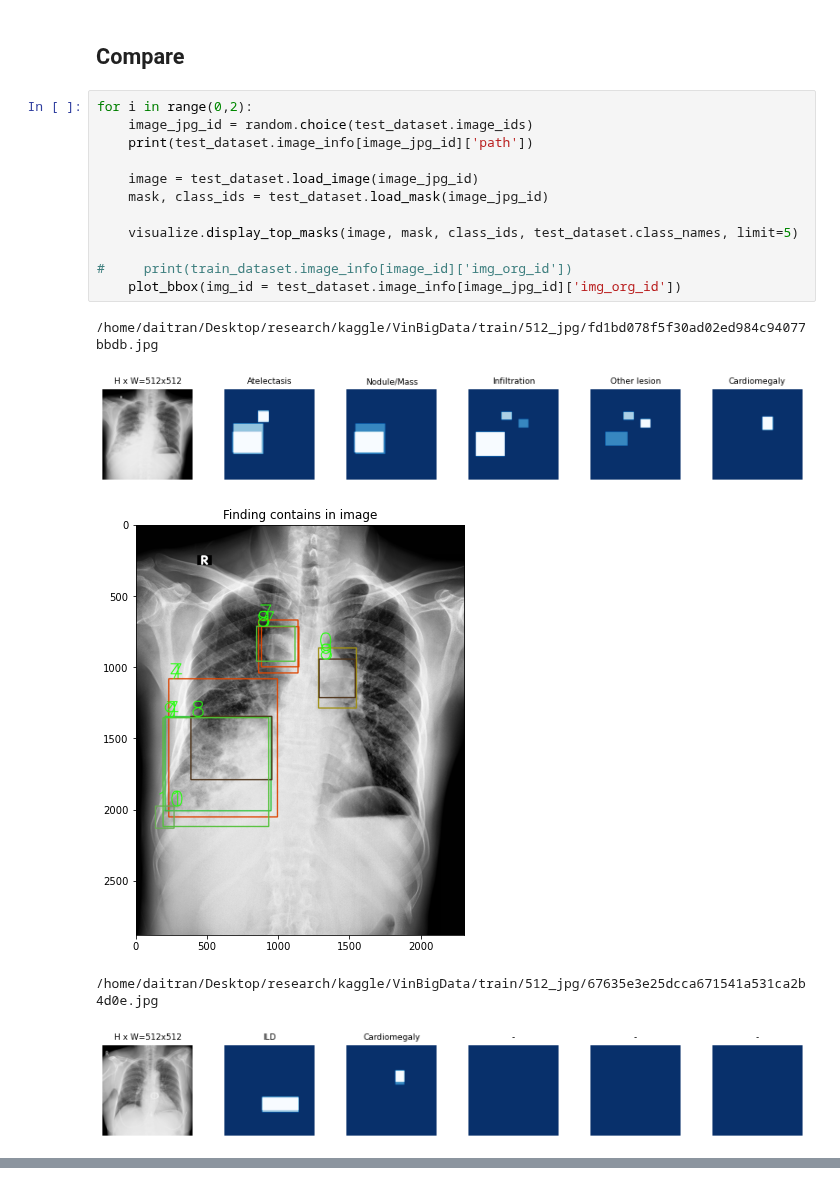
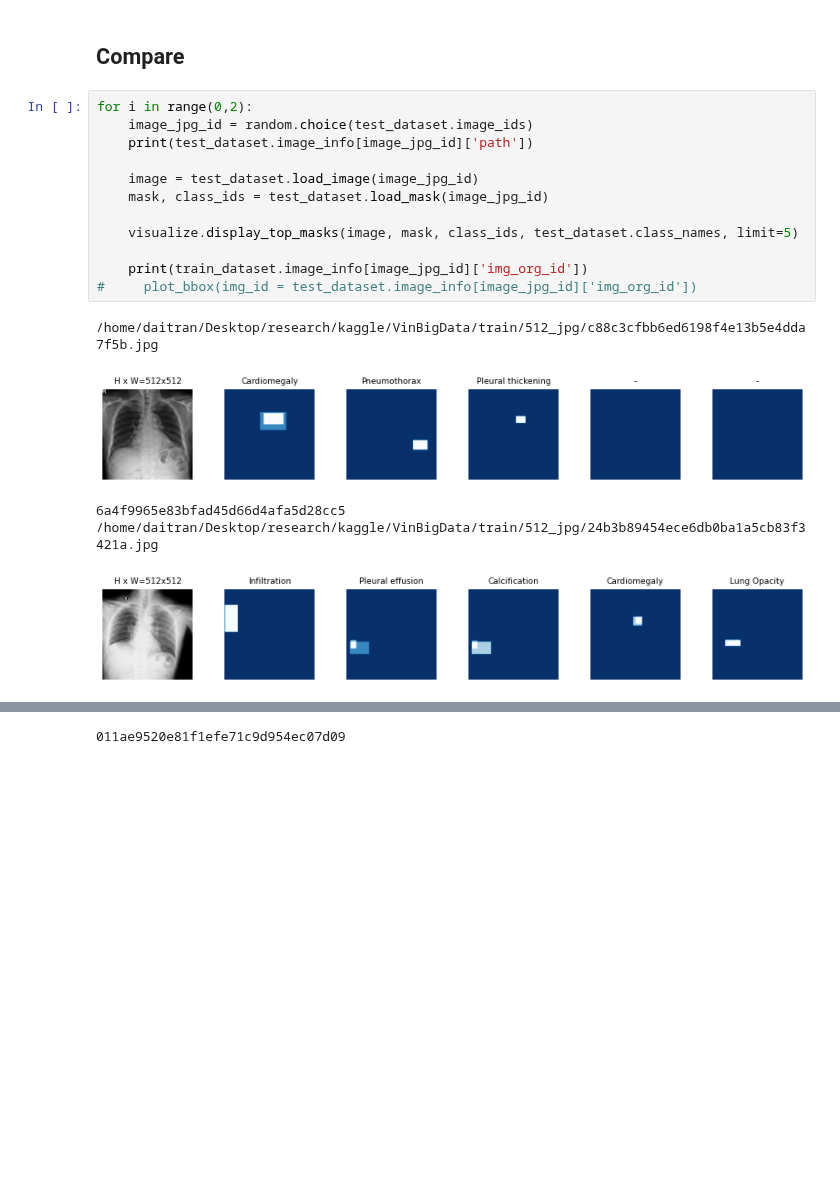
Before and after one commit to daitranskku/chest_x_ray_abnormalities_detection, a Jupyter notebook: MaskRCNN_implementation/inspect_data.ipynb, the cells around one changed output, grey strips where cells are left out. Drawn from its saved outputs; the diff is of its cells as text; blank space fills up the shorter version.

```diff
--- a/MaskRCNN_implementation/inspect_data.ipynb
+++ b/MaskRCNN_implementation/inspect_data.ipynb
@@ -244,18 +244,18 @@ def plot_bbox(img_id , bbox_df = orin_df, normalize = True):
 # %%
 for i in range(0,2):
     image_jpg_id = random.choice(test_dataset.image_ids)
     print(test_dataset.image_info[image_jpg_id]['path'])
 
     image = test_dataset.load_image(image_jpg_id)
     mask, class_ids = test_dataset.load_mask(image_jpg_id)
 
     visualize.display_top_masks(image, mask, class_ids, test_dataset.class_names, limit=5)
 
-#     print(train_dataset.image_info[image_id]['img_org_id'])
-    plot_bbox(img_id = test_dataset.image_info[image_jpg_id]['img_org_id'])
+    print(train_dataset.image_info[image_jpg_id]['img_org_id'])
+#     plot_bbox(img_id = test_dataset.image_info[image_jpg_id]['img_org_id'])
 # %% [output]
-/home/daitran/Desktop/research/kaggle/VinBigData/train/512_jpg/fd1bd078f5f30ad02ed984c94077bbdb.jpg
+/home/daitran/Desktop/research/kaggle/VinBigData/train/512_jpg/c88c3cfbb6ed6198f4e13b5e4dda7f5b.jpg
-[figure, old version]
+[figure, new version]
+6a4f9965e83bfad45d66d4afa5d28cc5
+/home/daitran/Desktop/research/kaggle/VinBigData/train/512_jpg/24b3b89454ece6db0ba1a5cb83f3421a.jpg
-[figure, old version]
+[figure, new version]
-/home/daitran/Desktop/research/kaggle/VinBigData/train/512_jpg/67635e3e25dcca671541a531ca2b4d0e.jpg
-[figure, removed]
@@ -262,0 +262 @@ for i in range(0,2):
+011ae9520e81f1efe71c9d954ec07d09
```
Also changed, not shown: parts of 1 cell of this notebook, 4 other files.
